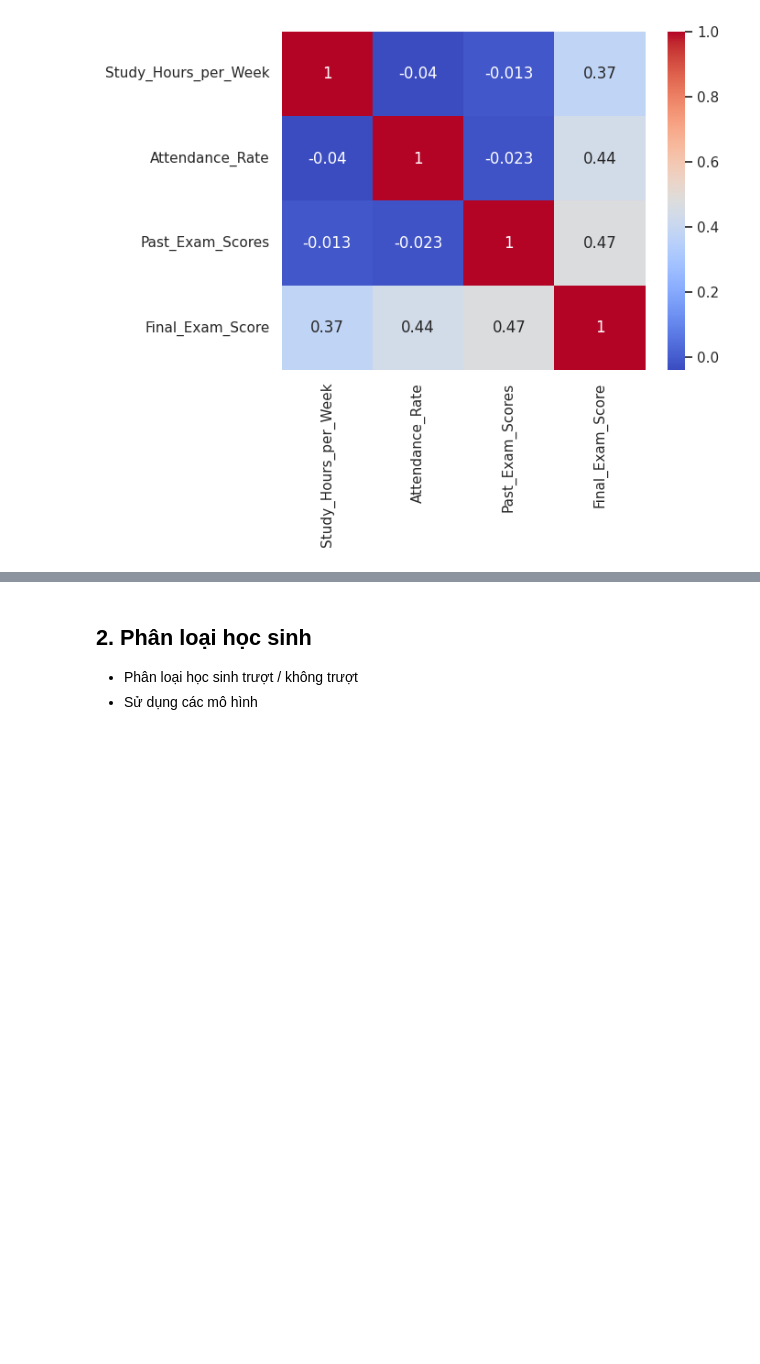
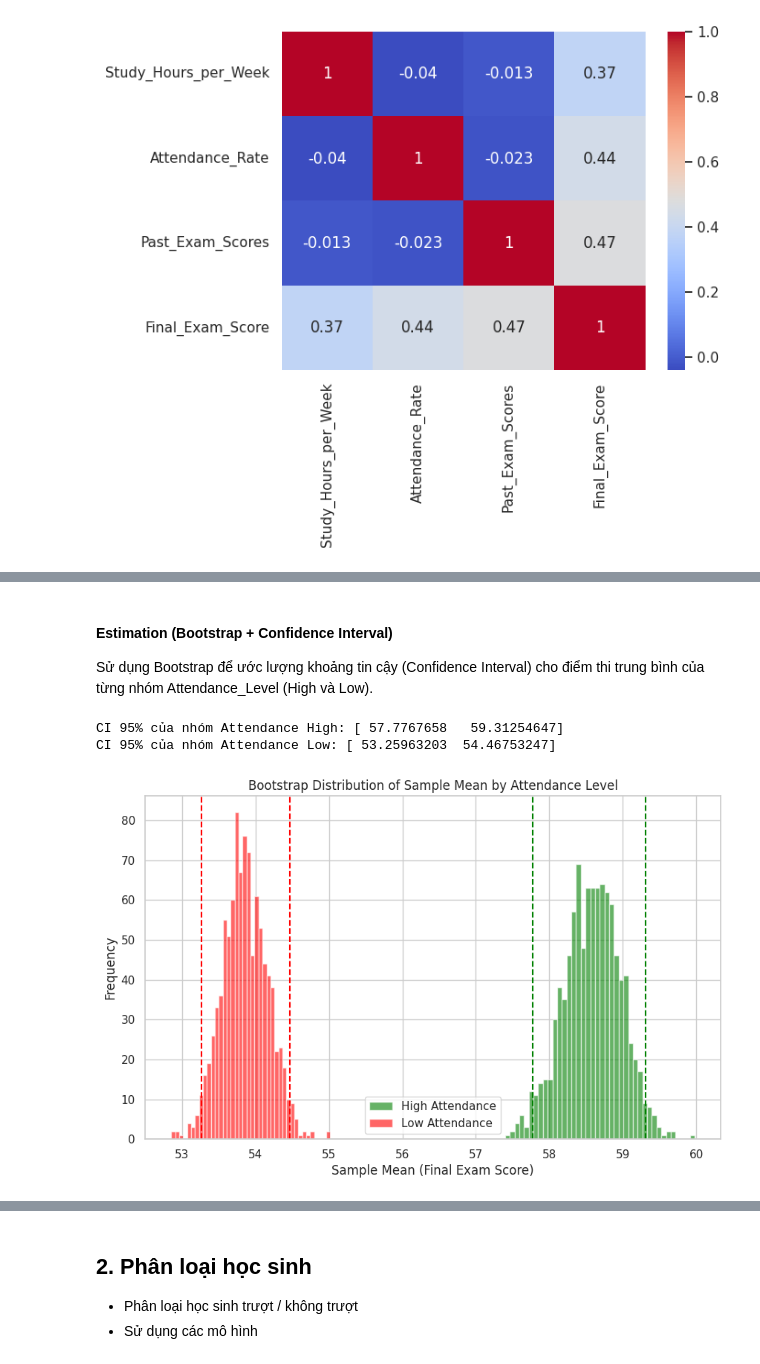
Before and after one commit to Huypham07/Student-performance-prediction, a Jupyter notebook: Student_Performance_Prediction.ipynb, the cells around one changed output, grey strips where cells are left out. Cells and saved outputs as stored; diff of their text form; code cells hidden in the pictures; blank space fills up the shorter version.

```diff
--- a/Student_Performance_Prediction.ipynb
+++ b/Student_Performance_Prediction.ipynb
@@ -270,0 +388,47 @@ plt.show()
+# %% [markdown]
+#### Estimation (Bootstrap + Confidence Interval)
+
+Sử dụng Bootstrap để ước lượng khoảng tin cậy (Confidence Interval) cho điểm thi trung bình của từng nhóm Attendance_Level (High và Low).
+# %%
+# trung bình từ mỗi mẫu bootstrap
+
+def bootstrap_means(group_series, n_iterations=1000):
+    means = []
+    for _ in range(n_iterations):
+        sample = group_series.sample(frac=1, replace=True)
+        means.append(sample.mean())
+    return means
+
+# Lấy dữ liệu điểm thi của từng nhóm Attendance_Level
+high_scores = data[data['Attendance_Level'] == 'High']['Final_Exam_Score']
+low_scores = data[data['Attendance_Level'] == 'Low']['Final_Exam_Score']
+
+# Bootstrap 1000 lần
+high_bootstrap = bootstrap_means(high_scores)
+low_bootstrap = bootstrap_means(low_scores)
+
+ci_high = np.percentile(high_bootstrap, [2.5, 97.5])
+ci_low = np.percentile(low_bootstrap, [2.5, 97.5])
+
+print("CI 95% của nhóm Attendance High:", ci_high)
+print("CI 95% của nhóm Attendance Low:", ci_low)
+# %% [output]
+CI 95% của nhóm Attendance High: [ 57.7767658   59.31254647]
+CI 95% của nhóm Attendance Low: [ 53.25963203  54.46753247]
+# %%
+plt.figure(figsize=(10, 6))
+plt.hist(high_bootstrap, bins=40, color='green', alpha=0.6, label='High Attendance')
+plt.axvline(ci_high[0], color='green', linestyle='--')
+plt.axvline(ci_high[1], color='green', linestyle='--')
+
+plt.hist(low_bootstrap, bins=40, color='red', alpha=0.6, label='Low Attendance')
+plt.axvline(ci_low[0], color='red', linestyle='--')
+plt.axvline(ci_low[1], color='red', linestyle='--')
+
+plt.title("Bootstrap Distribution of Sample Mean by Attendance Level")
+plt.xlabel("Sample Mean (Final Exam Score)")
+plt.ylabel("Frequency")
+plt.legend()
+plt.show()
+# %% [output]
+[figure, added]
```
Also changed, not shown: parts of 28 cells of this notebook.
